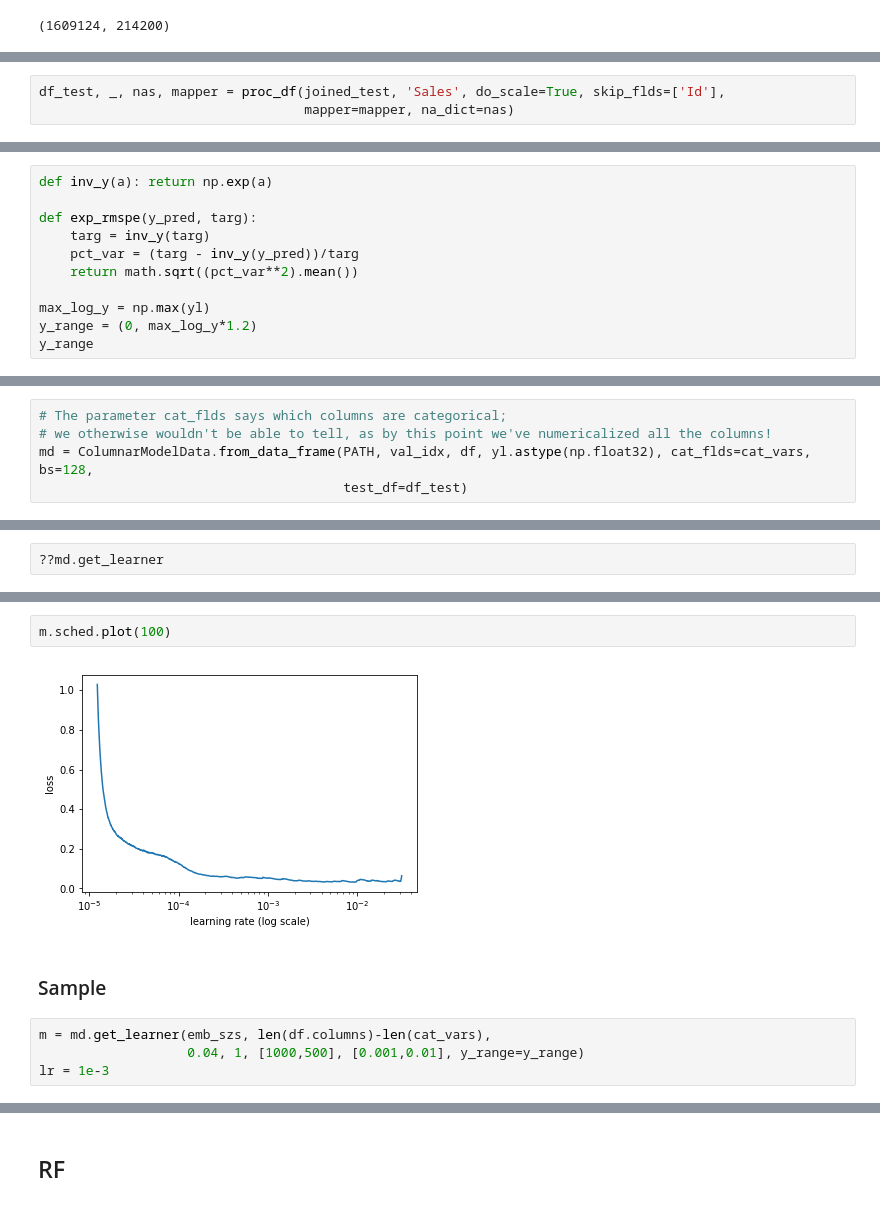
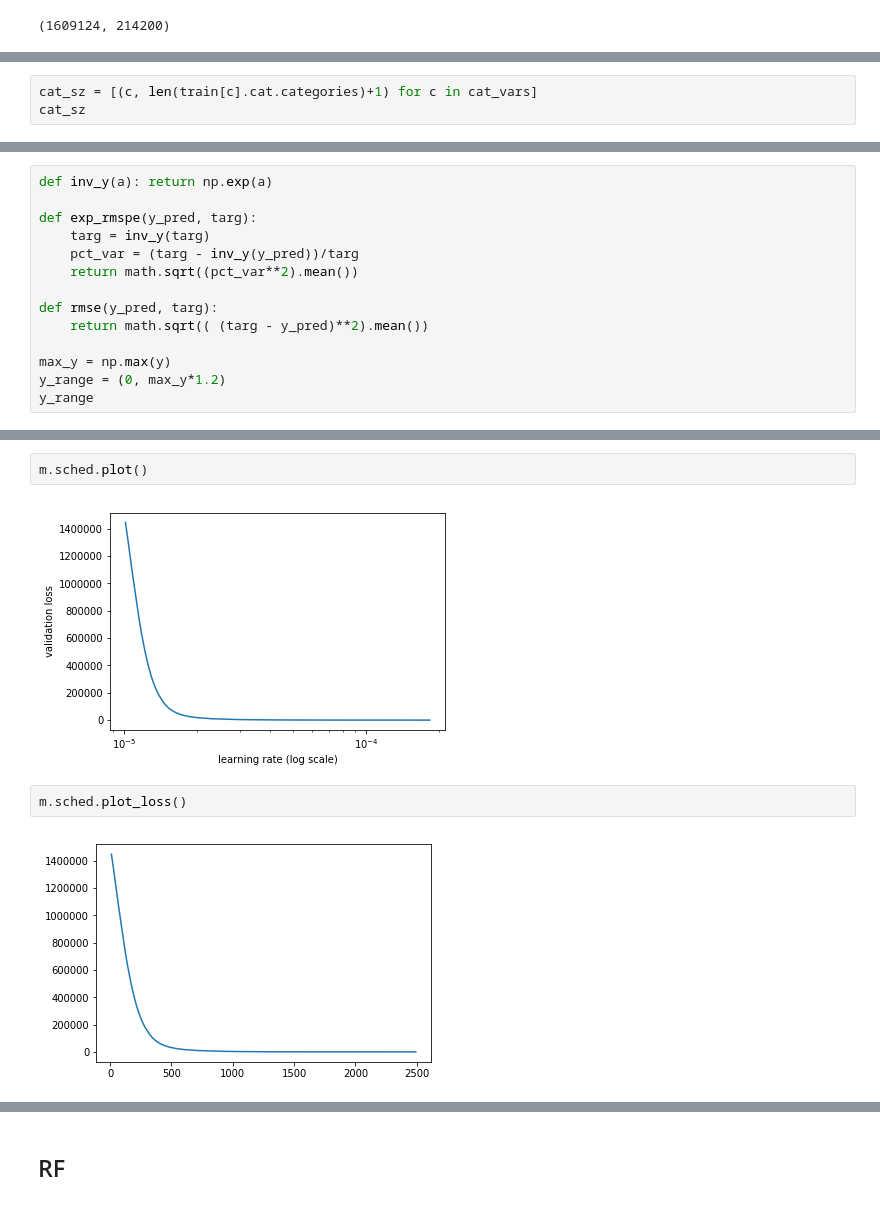
Before and after one commit to levon003/kaggle-predict-future-sales, a Jupyter notebook: code/python/fastai-prediction.ipynb, the cells around one changed output, grey strips where cells are left out. Saved outputs shown, nothing was run; the diff lists cells and outputs as text.

```diff
--- a/code/python/fastai-prediction.ipynb
+++ b/code/python/fastai-prediction.ipynb
@@ -524,3 +253,0 @@ joined_test = joined_test.set_index("Date")
-# %%
-df_test, _, nas, mapper = proc_df(joined_test, 'Sales', do_scale=True, skip_flds=['Id'],
-                                  mapper=mapper, na_dict=nas)
@@ -560,0 +254,3 @@ Root-mean-squared percent error is the metric Kaggle used for this competition.
+# %%
+cat_sz = [(c, len(train[c].cat.categories)+1) for c in cat_vars]
+cat_sz
@@ -566,7 +273,10 @@ def exp_rmspe(y_pred, targ):
     pct_var = (targ - inv_y(y_pred))/targ
     return math.sqrt((pct_var**2).mean())
 
-max_log_y = np.max(yl)
-y_range = (0, max_log_y*1.2)
+def rmse(y_pred, targ):
+    return math.sqrt(( (targ - y_pred)**2).mean())
+
+max_y = np.max(y)
+y_range = (0, max_y*1.2)
 y_range
 # %% [output]
@@ -576,5 +283,0 @@ We can create a ModelData object directly from out data frame.
-# %%
-# The parameter cat_flds says which columns are categorical;
-# we otherwise wouldn't be able to tell, as by this point we've numericalized all the columns!
-md = ColumnarModelData.from_data_frame(PATH, val_idx, df, yl.astype(np.float32), cat_flds=cat_vars, bs=128,
-                                       test_df=df_test)
@@ -648,17 +314,13 @@ m.summary()
-# %%
-??md.get_learner
 # %%
 lr = 1e-3
 m.lr_find()
 # %% [output]
 [interactive output not drawn]
 # %%
-m.sched.plot(100)
+m.sched.plot()
 # %% [output]
-[figure, old version]
+[figure, new version]
-# %% [markdown]
-### Sample
-# %%
-m = md.get_learner(emb_szs, len(df.columns)-len(cat_vars),
-                   0.04, 1, [1000,500], [0.001,0.01], y_range=y_range)
-lr = 1e-3
+# %%
+m.sched.plot_loss()
+# %% [output]
+[figure, added]
```
Also changed, not shown: parts of 177 cells of this notebook.
